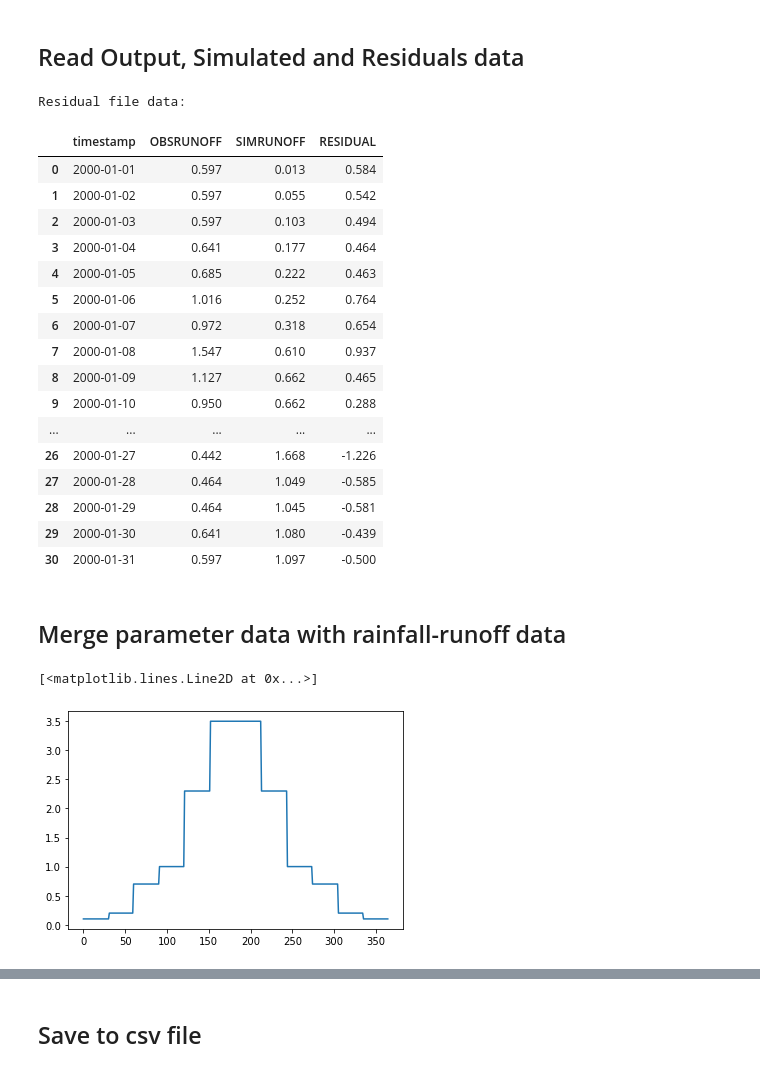
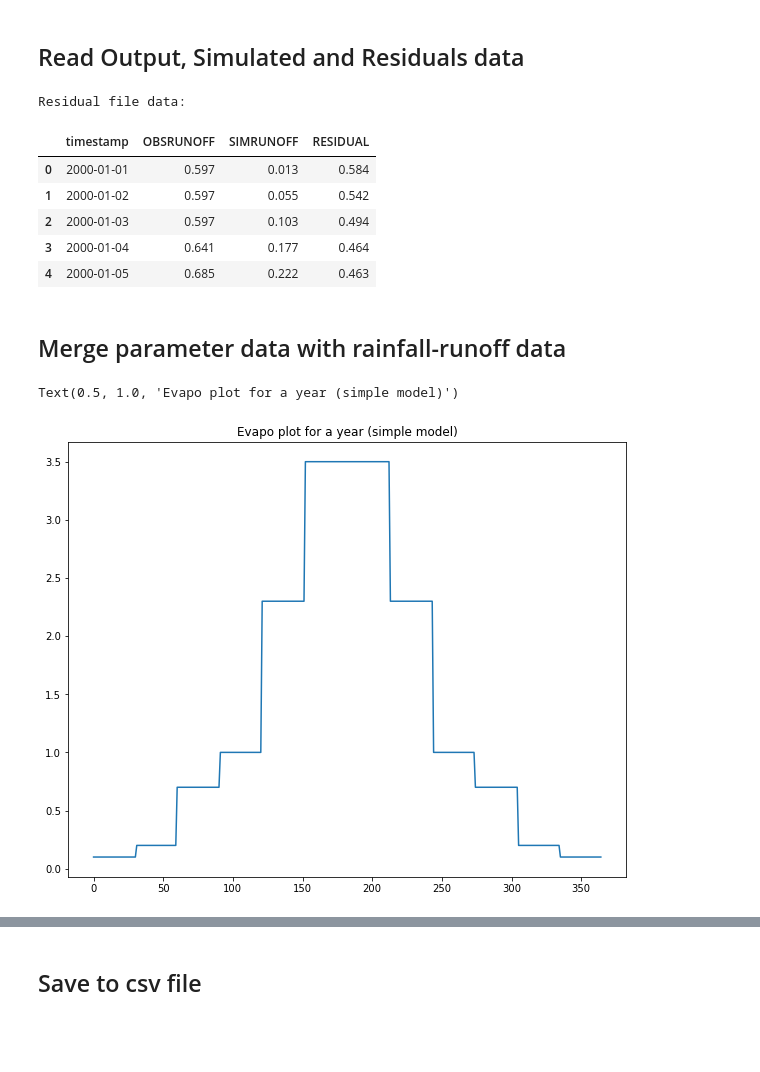
Before and after one commit to chrskj/TTK4853-hbv-ham5, a Jupyter notebook: Python/training_data_parser.ipynb, the cells around one changed output, grey strips where cells are left out. Drawn from its saved outputs; the diff is of its cells as text; code cells hidden in the pictures; blank space fills up the shorter version.

Commit message:
add: latest training data file

```diff
--- a/Python/training_data_parser.ipynb
+++ b/Python/training_data_parser.ipynb
@@ -10,15 +16,3 @@ def read_rawdata(file_nr):
         rawdata = f.readlines()
 
     return rawdata
-# %%
-"""
-def get_param_value(data, key: str):
-    index = data.find(key)
-
-    # NB hardcoded read indexes, found by trial
-    OFFSET1 = 43
-    OFFSET2 = -7
-
-    value = float(data[index+OFFSET1+OFFSET2:index+OFFSET1])
-    return value
-"""
@@ -55,7 +46,7 @@ def read_interesting_params(file_nr, keys):
     data = read_rawdata(file_nr)
     params_dict = {}
     for key in keys:
-        params_dict[key] = get_param_value2(data, key)
+        params_dict[key] = get_param_value(data, key)
     return params_dict
 # %%
 file_nr = 1
@@ -173,7 +147,7 @@ def read_output_simulated_residual_data(file_nr):
     return df
 # %%
 print("Residual file data:")
-read_output_simulated_residual_data(file_nr)[0:31]
+read_output_simulated_residual_data(file_nr).head()
 # %% [output]
 Residual file data:
 |  | timestamp | OBSRUNOFF | SIMRUNOFF | RESIDUAL |
@@ -182,39 +156,31 @@ Residual file data:
 | 2 | 2000-01-03 | 0.597 | 0.103 | 0.494 |
 | 3 | 2000-01-04 | 0.641 | 0.177 | 0.464 |
 | 4 | 2000-01-05 | 0.685 | 0.222 | 0.463 |
-| 5 | 2000-01-06 | 1.016 | 0.252 | 0.764 |
-| 6 | 2000-01-07 | 0.972 | 0.318 | 0.654 |
-| 7 | 2000-01-08 | 1.547 | 0.610 | 0.937 |
-| 8 | 2000-01-09 | 1.127 | 0.662 | 0.465 |
-| 9 | 2000-01-10 | 0.950 | 0.662 | 0.288 |
-| ... | ... | ... | ... | ... |
-| 26 | 2000-01-27 | 0.442 | 1.668 | -1.226 |
-| 27 | 2000-01-28 | 0.464 | 1.049 | -0.585 |
-| 28 | 2000-01-29 | 0.464 | 1.045 | -0.581 |
-| 29 | 2000-01-30 | 0.641 | 1.080 | -0.439 |
-| 30 | 2000-01-31 | 0.597 | 1.097 | -0.500 |
 # %% [markdown]
 ## Merge parameter data with rainfall-runoff data
 # %%
-def generate_evapo_data(df):
+def generate_evapo_data(df, params):
     # Copies evapotranspiration given for a month to every days in the same month
     evapos = []
     for d in range(len(df)):
         # Calculate index based on month number
         month_idx = df["timestamp"][d].month - 1
-        evapos.append(ip[EVAPOS[month_idx]])
+        evapos.append(params[EVAPOS[month_idx]])
 
     # Returns list
     return evapos
 
-import matplotlib.pyplot as plt
+# Load rain, discharge and params file
+df = load_forcing_and_discharge(file_nr)
+params = read_interesting_params(file_nr, interesting_keys)
+
 # Evapo plot for a year (simple model)
-file_nr = 1
-df = load_forcing_and_discharge(file_nr)
-plt.plot(generate_evapo_data(df)[0:365])
+plt.figure(figsize=(10,8))
+plt.plot(generate_evapo_data(df, params)[0:365])
+plt.title("Evapo plot for a year (simple model)")
 # %% [output]
-[<matplotlib.lines.Line2D at 0x...>]
+Text(0.5, 1.0, 'Evapo plot for a year (simple model)')
-[figure, old version]
+[figure, new version]
 # %%
 def generate_temp_data(df, params):
     temps = []
```
Also changed, not shown: parts of 10 cells of this notebook, 1 other file.
